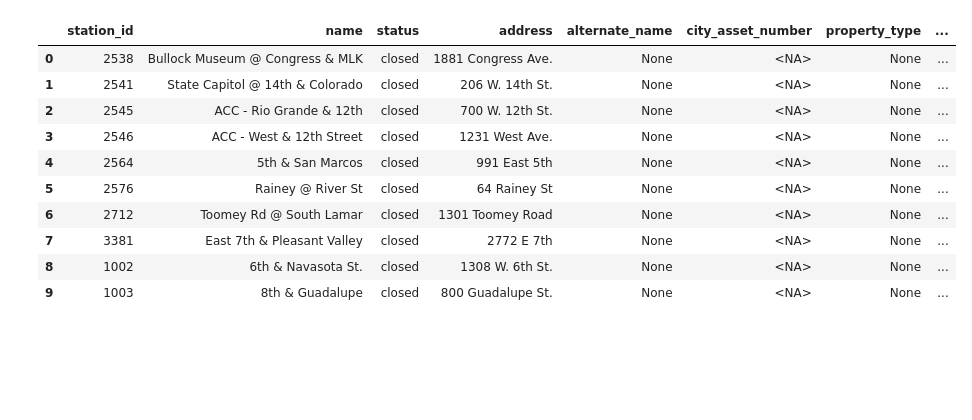
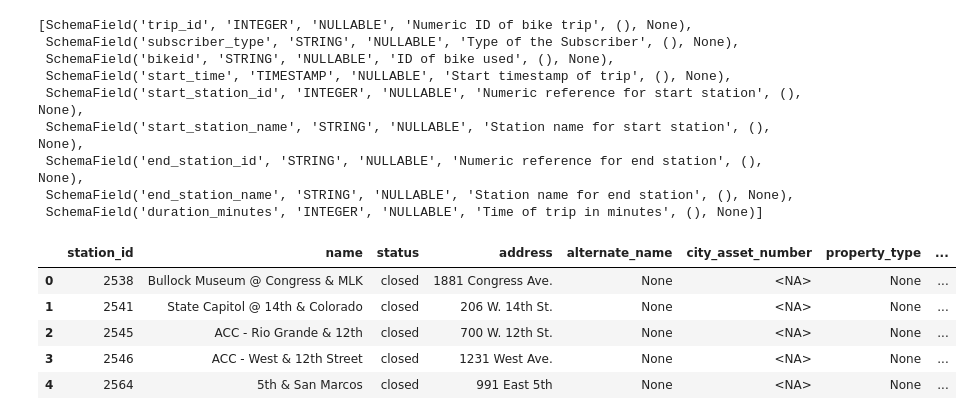
Before and after one commit to dan-bouchard/sql-big-query, a Jupyter notebook: sql_big_query.ipynb, the cells around one changed output. Cells and saved outputs as stored; diff of their text form; code cells hidden in the pictures; blank space fills up the shorter version.

```diff
--- a/sql_big_query.ipynb
+++ b/sql_big_query.ipynb
@@ -19,26 +48,33 @@ bigquery_client = bigquery.Client()
+# %%
+bigquery_client.get_table(bikeshare_trips).schema
+# %% [output]
+[SchemaField('trip_id', 'INTEGER', 'NULLABLE', 'Numeric ID of bike trip', (), None),
+ SchemaField('subscriber_type', 'STRING', 'NULLABLE', 'Type of the Subscriber', (), None),
+ SchemaField('bikeid', 'STRING', 'NULLABLE', 'ID of bike used', (), None),
+ SchemaField('start_time', 'TIMESTAMP', 'NULLABLE', 'Start timestamp of trip', (), None),
+ SchemaField('start_station_id', 'INTEGER', 'NULLABLE', 'Numeric reference for start station', (), None),
+ SchemaField('start_station_name', 'STRING', 'NULLABLE', 'Station name for start station', (), None),
+ SchemaField('end_station_id', 'STRING', 'NULLABLE', 'Numeric reference for end station', (), None),
+ SchemaField('end_station_name', 'STRING', 'NULLABLE', 'Station name for end station', (), None),
+ SchemaField('duration_minutes', 'INTEGER', 'NULLABLE', 'Time of trip in minutes', (), None)]
 # %%
 QUERY = f'''
 SELECT * FROM `{bikeshare_stations}`
-LIMIT 10
+LIMIT 5
 '''
 
 #Run the query and write result to a pandas data frame
 Query_Results = bigquery_client.query(QUERY)
 bikeshare_stations_df = Query_Results.to_dataframe()
 #View top few rows of result
 bikeshare_stations_df
 # %% [output]
 |  | station_id | name | status | address | alternate_name | city_asset_number | property_type | ... |
 | 0 | 2538 | Bullock Museum @ Congress & MLK | closed | 1881 Congress Ave. | None | <NA> | None | ... |
 | 1 | 2541 | State Capitol @ 14th & Colorado | closed | 206 W. 14th St. | None | <NA> | None | ... |
 | 2 | 2545 | ACC - Rio Grande & 12th | closed | 700 W. 12th St. | None | <NA> | None | ... |
 | 3 | 2546 | ACC - West & 12th Street | closed | 1231 West Ave. | None | <NA> | None | ... |
 | 4 | 2564 | 5th & San Marcos | closed | 991 East 5th | None | <NA> | None | ... |
-| 5 | 2576 | Rainey @ River St | closed | 64 Rainey St | None | <NA> | None | ... |
-| 6 | 2712 | Toomey Rd @ South Lamar | closed | 1301 Toomey Road | None | <NA> | None | ... |
-| 7 | 3381 | East 7th & Pleasant Valley | closed | 2772 E 7th | None | <NA> | None | ... |
-| 8 | 1002 | 6th & Navasota St. | closed | 1308 W. 6th St. | None | <NA> | None | ... |
-| 9 | 1003 | 8th & Guadalupe | closed | 800 Guadalupe St. | None | <NA> | None | ... |
 # %%
 QUERY = f'''
 SELECT * FROM `{bikeshare_trips}`
```
Also changed, not shown: parts of 17 cells of this notebook.
